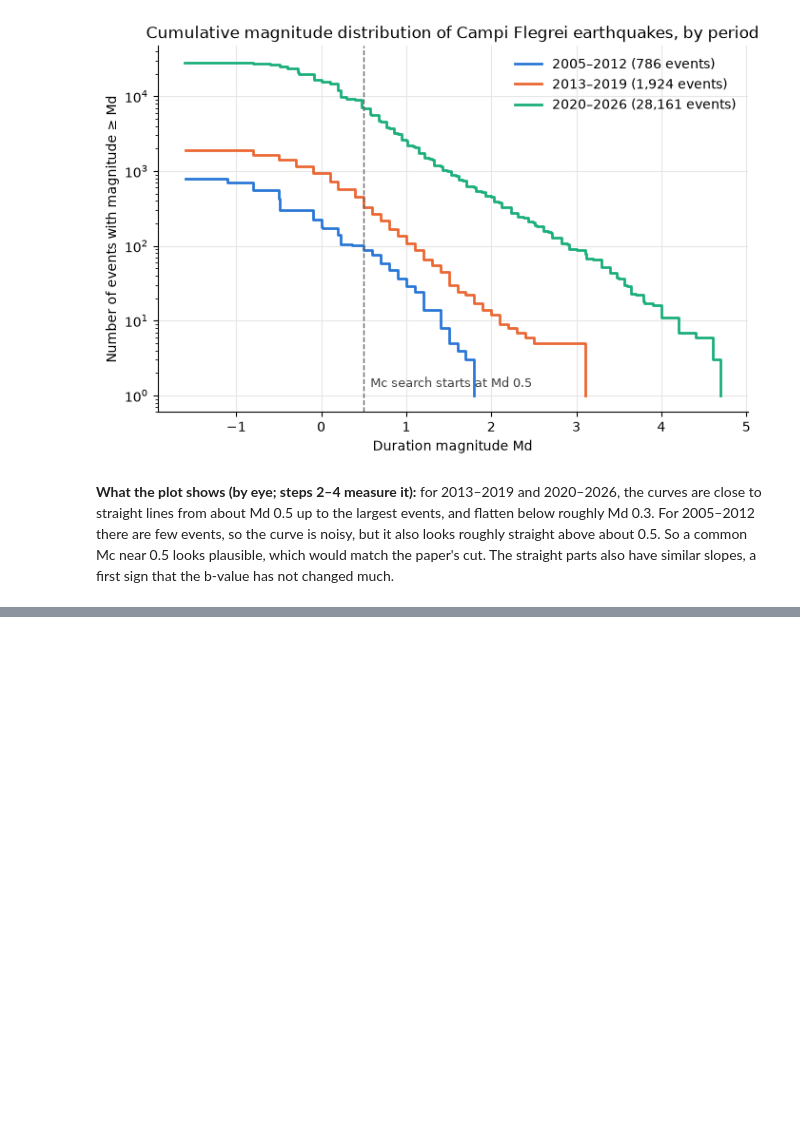
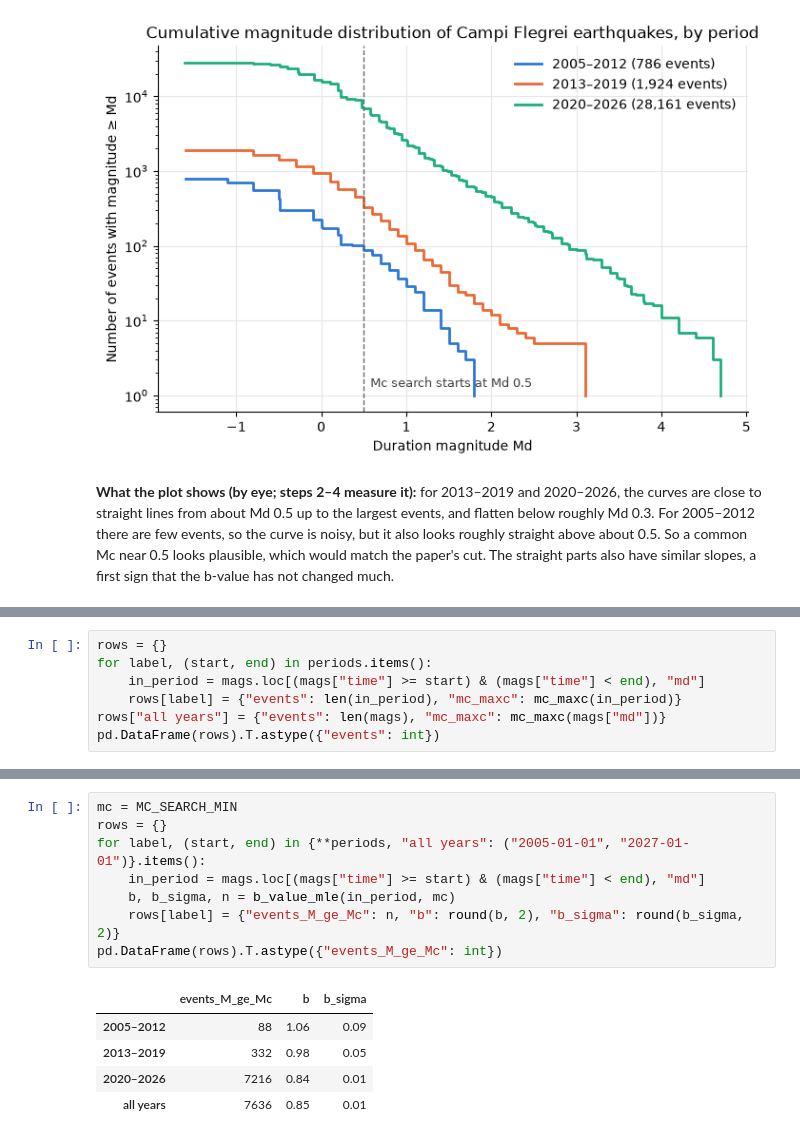
Before and after one commit to PatrickBolton/flegrei-seismicity, a Jupyter notebook: notebooks/01_completeness.ipynb, the cells around one changed output, grey strips where cells are left out. Saved outputs shown, nothing was run; the diff lists cells and outputs as text; blank space fills up the shorter version.

```diff
--- a/notebooks/01_completeness.ipynb
+++ b/notebooks/01_completeness.ipynb
@@ -121,0 +148,7 @@ plt.show()
+# %%
+rows = {}
+for label, (start, end) in periods.items():
+    in_period = mags.loc[(mags["time"] >= start) & (mags["time"] < end), "md"]
+    rows[label] = {"events": len(in_period), "mc_maxc": mc_maxc(in_period)}
+rows["all years"] = {"events": len(mags), "mc_maxc": mc_maxc(mags["md"])}
+pd.DataFrame(rows).T.astype({"events": int})
@@ -121,0 +169,14 @@ plt.show()
+# %%
+mc = MC_SEARCH_MIN
+rows = {}
+for label, (start, end) in {**periods, "all years": ("2005-01-01", "2027-01-01")}.items():
+    in_period = mags.loc[(mags["time"] >= start) & (mags["time"] < end), "md"]
+    b, b_sigma, n = b_value_mle(in_period, mc)
+    rows[label] = {"events_M_ge_Mc": n, "b": round(b, 2), "b_sigma": round(b_sigma, 2)}
+pd.DataFrame(rows).T.astype({"events_M_ge_Mc": int})
+# %% [output]
+|  | events_M_ge_Mc | b | b_sigma |
+| 2005–2012 | 88 | 1.06 | 0.09 |
+| 2013–2019 | 332 | 0.98 | 0.05 |
+| 2020–2026 | 7216 | 0.84 | 0.01 |
+| all years | 7636 | 0.85 | 0.01 |
```
Also changed, not shown: parts of 9 cells of this notebook, 1 other file.
